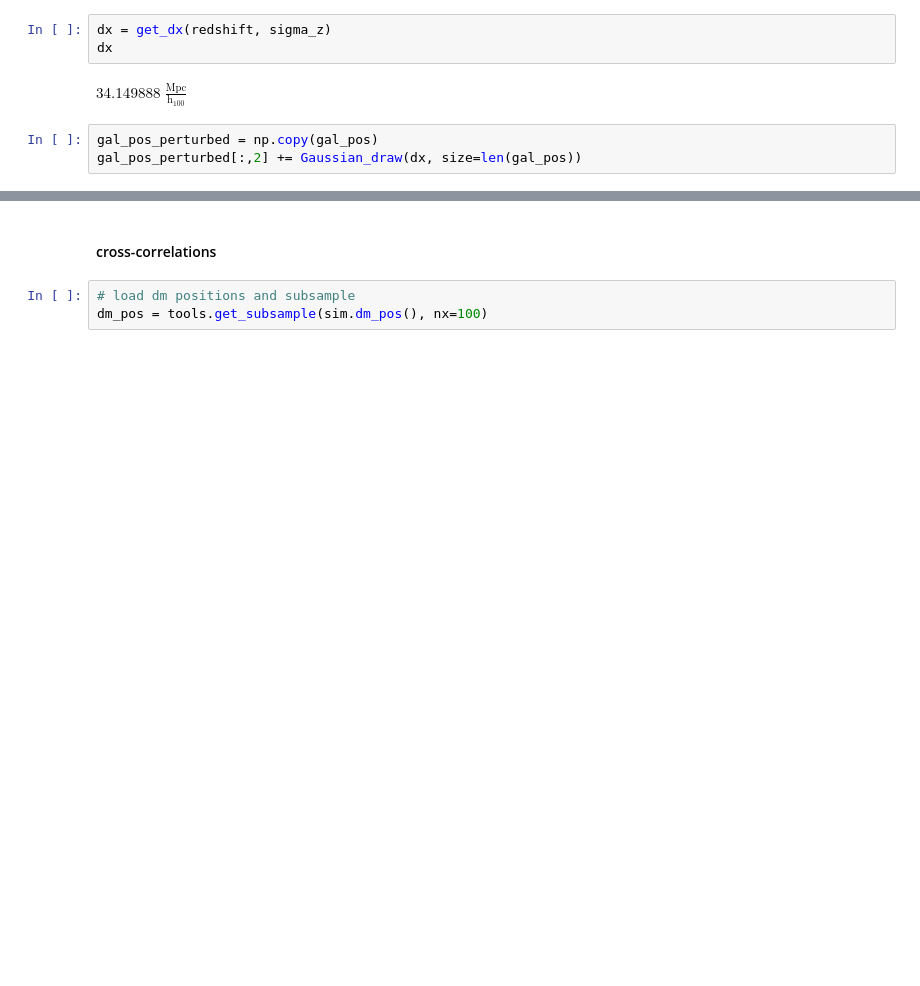
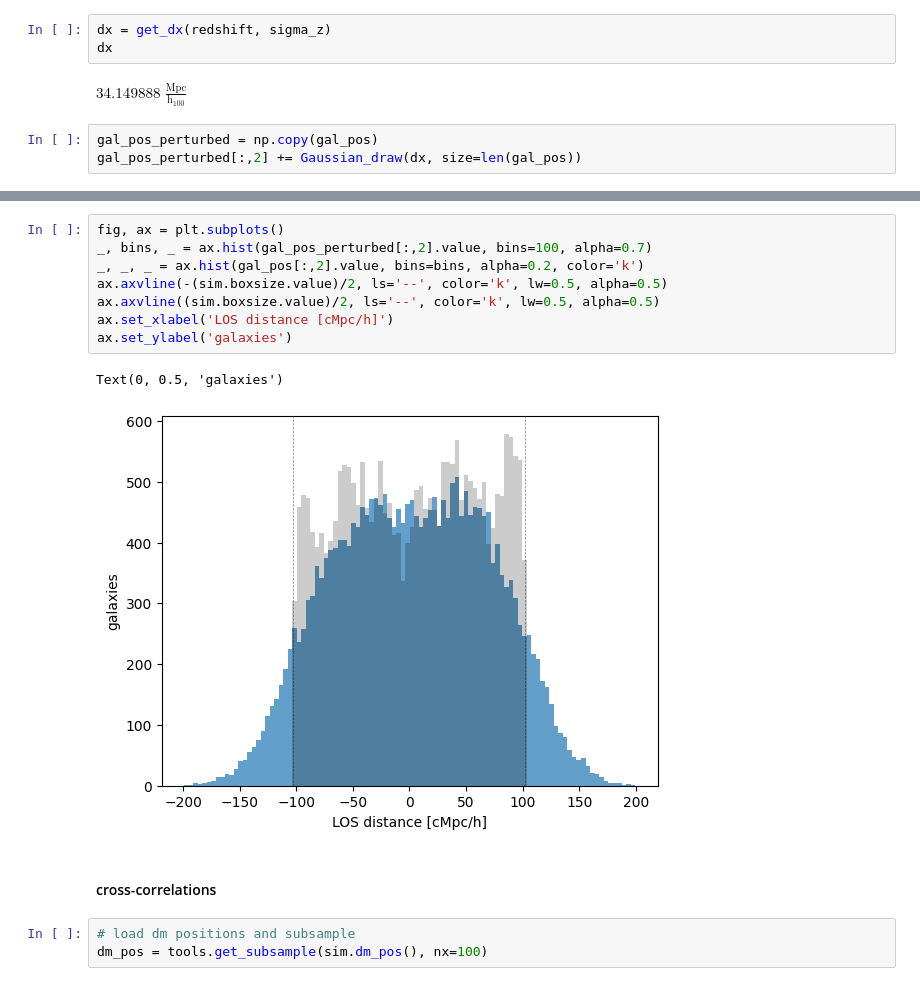
Before and after one commit to abbyw24/small-scale_cross-corrs, a Jupyter notebook: notebooks/xcorrs_with_redshift_err_5-9-23.ipynb, the cells around one changed output, grey strips where cells are left out. Saved outputs shown, nothing was run; the diff lists cells and outputs as text; blank space fills up the shorter version.

```diff
--- a/notebooks/xcorrs_with_redshift_err_5-9-23.ipynb
+++ b/notebooks/xcorrs_with_redshift_err_5-9-23.ipynb
@@ -71,3 +71,14 @@ fig.tight_layout()
+# %%
+fig, ax = plt.subplots()
+_, bins, _ = ax.hist(gal_pos_perturbed[:,2].value, bins=100, alpha=0.7)
+_, _, _ = ax.hist(gal_pos[:,2].value, bins=bins, alpha=0.2, color='k')
+ax.axvline(-(sim.boxsize.value)/2, ls='--', color='k', lw=0.5, alpha=0.5)
+ax.axvline((sim.boxsize.value)/2, ls='--', color='k', lw=0.5, alpha=0.5)
+ax.set_xlabel('LOS distance [cMpc/h]')
+ax.set_ylabel('galaxies')
+# %% [output]
+Text(0, 0.5, 'galaxies')
+[figure, added]
 # %% [markdown]
 #### cross-correlations
 # %%
```
Also changed, not shown: parts of 8 cells of this notebook, 2 other files.
